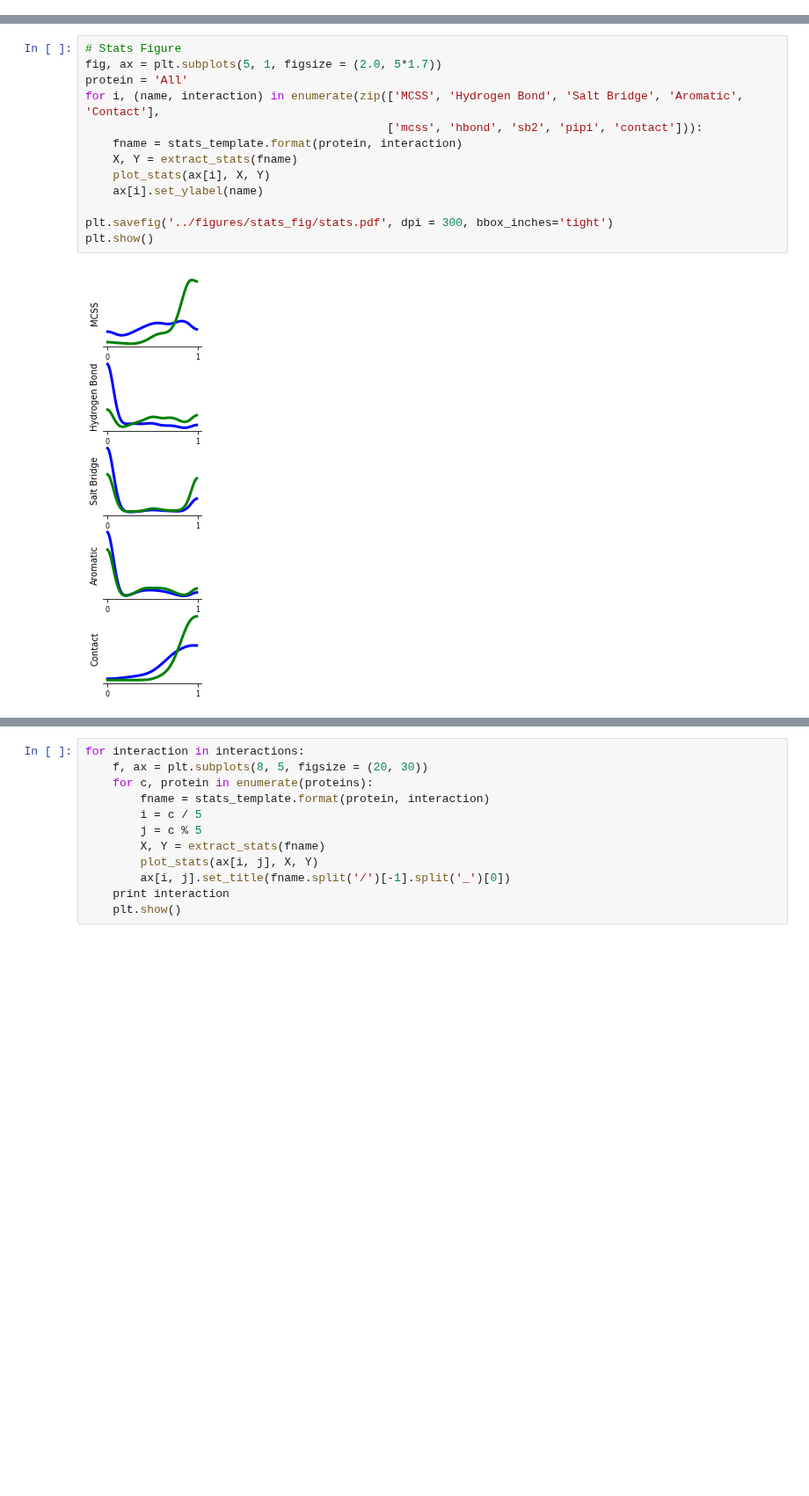
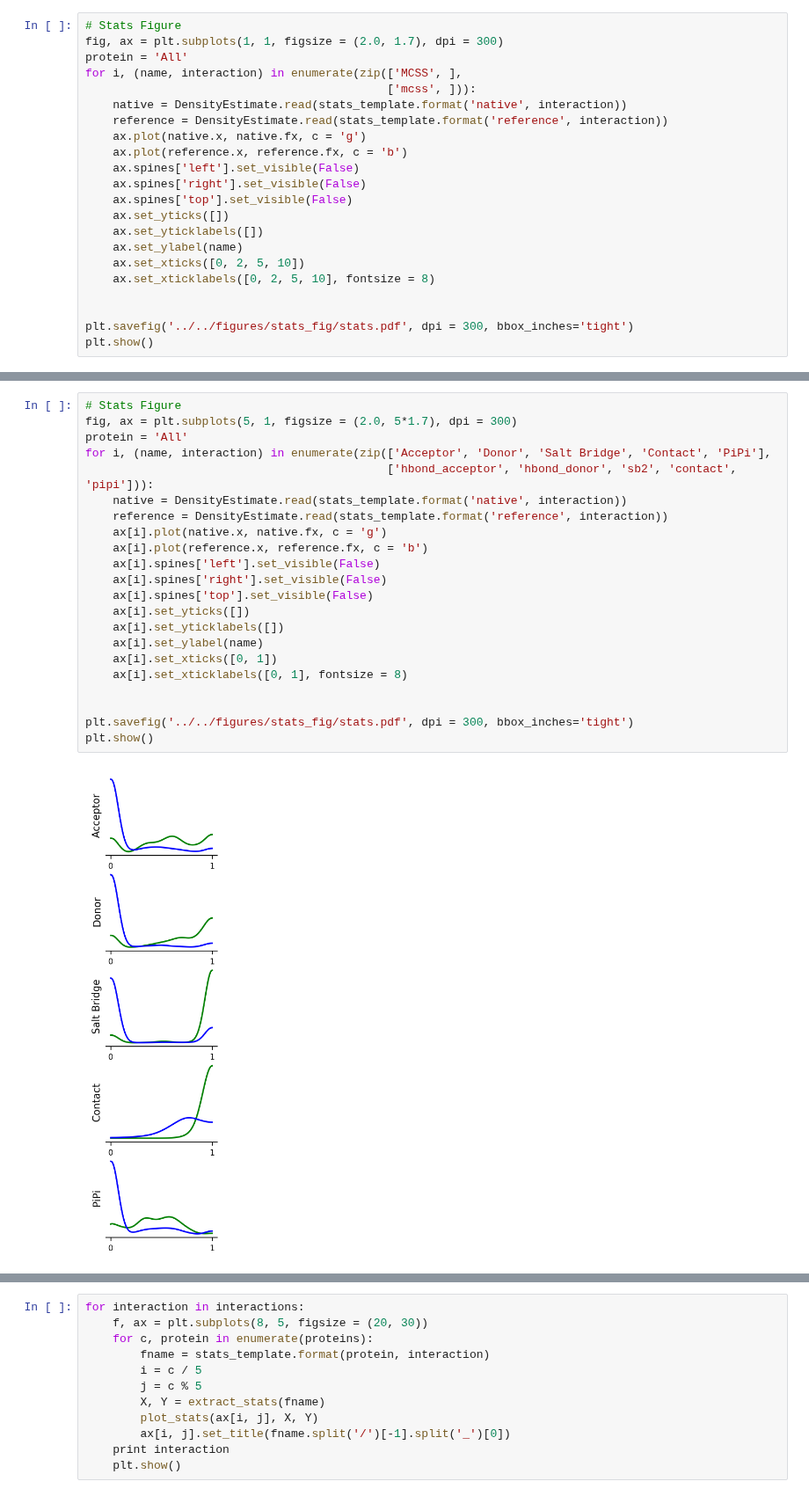
Before and after one commit to orangese/combind_multistruct_benchmarking, a Jupyter notebook: notebooks/statistics.ipynb, the cells around one changed output, grey strips where cells are left out. Shown at 88% size. Saved outputs shown, nothing was run; the diff lists cells and outputs as text; blank space fills up the shorter version.

```diff
--- a/notebooks/statistics.ipynb
+++ b/notebooks/statistics.ipynb
@@ -72,3 +53,25 @@ def plot_stats_energy(fname, title = None):
     title = fname.split('/')[-1].split('.')[0] if title is None else title
     plt.suptitle(title)
     plt.show()
+# %%
+# Stats Figure
+fig, ax = plt.subplots(1, 1, figsize = (2.0, 1.7), dpi = 300)
+protein = 'All'
+for i, (name, interaction) in enumerate(zip(['MCSS', ],
+                                            ['mcss', ])):
+    native = DensityEstimate.read(stats_template.format('native', interaction))
+    reference = DensityEstimate.read(stats_template.format('reference', interaction))
+    ax.plot(native.x, native.fx, c = 'g')
+    ax.plot(reference.x, reference.fx, c = 'b')
+    ax.spines['left'].set_visible(False)
+    ax.spines['right'].set_visible(False)
+    ax.spines['top'].set_visible(False)
+    ax.set_yticks([])
+    ax.set_yticklabels([])
+    ax.set_ylabel(name)
+    ax.set_xticks([0, 2, 5, 10])
+    ax.set_xticklabels([0, 2, 5, 10], fontsize = 8)
+
+
+plt.savefig('../../figures/stats_fig/stats.pdf', dpi = 300, bbox_inches='tight')
+plt.show()
@@ -75,15 +80,24 @@ def plot_stats_energy(fname, title = None):
 # %%
 # Stats Figure
-fig, ax = plt.subplots(5, 1, figsize = (2.0, 5*1.7))
+fig, ax = plt.subplots(5, 1, figsize = (2.0, 5*1.7), dpi = 300)
 protein = 'All'
-for i, (name, interaction) in enumerate(zip(['MCSS', 'Hydrogen Bond', 'Salt Bridge', 'Aromatic', 'Contact'],
-                                            ['mcss', 'hbond', 'sb2', 'pipi', 'contact'])):
-    fname = stats_template.format(protein, interaction)
-    X, Y = extract_stats(fname)
-    plot_stats(ax[i], X, Y)
+for i, (name, interaction) in enumerate(zip(['Acceptor', 'Donor', 'Salt Bridge', 'Contact', 'PiPi'],
+                                            ['hbond_acceptor', 'hbond_donor', 'sb2', 'contact', 'pipi'])):
+    native = DensityEstimate.read(stats_template.format('native', interaction))
+    reference = DensityEstimate.read(stats_template.format('reference', interaction))
+    ax[i].plot(native.x, native.fx, c = 'g')
+    ax[i].plot(reference.x, reference.fx, c = 'b')
+    ax[i].spines['left'].set_visible(False)
+    ax[i].spines['right'].set_visible(False)
+    ax[i].spines['top'].set_visible(False)
+    ax[i].set_yticks([])
+    ax[i].set_yticklabels([])
     ax[i].set_ylabel(name)
+    ax[i].set_xticks([0, 1])
+    ax[i].set_xticklabels([0, 1], fontsize = 8)
 
-plt.savefig('../figures/stats_fig/stats.pdf', dpi = 300, bbox_inches='tight')
+
+plt.savefig('../../figures/stats_fig/stats.pdf', dpi = 300, bbox_inches='tight')
 plt.show()
 # %% [output]
-[figure, old version]
+[figure, new version]
```
Also changed, not shown: parts of 5 cells of this notebook, 6 other files.
